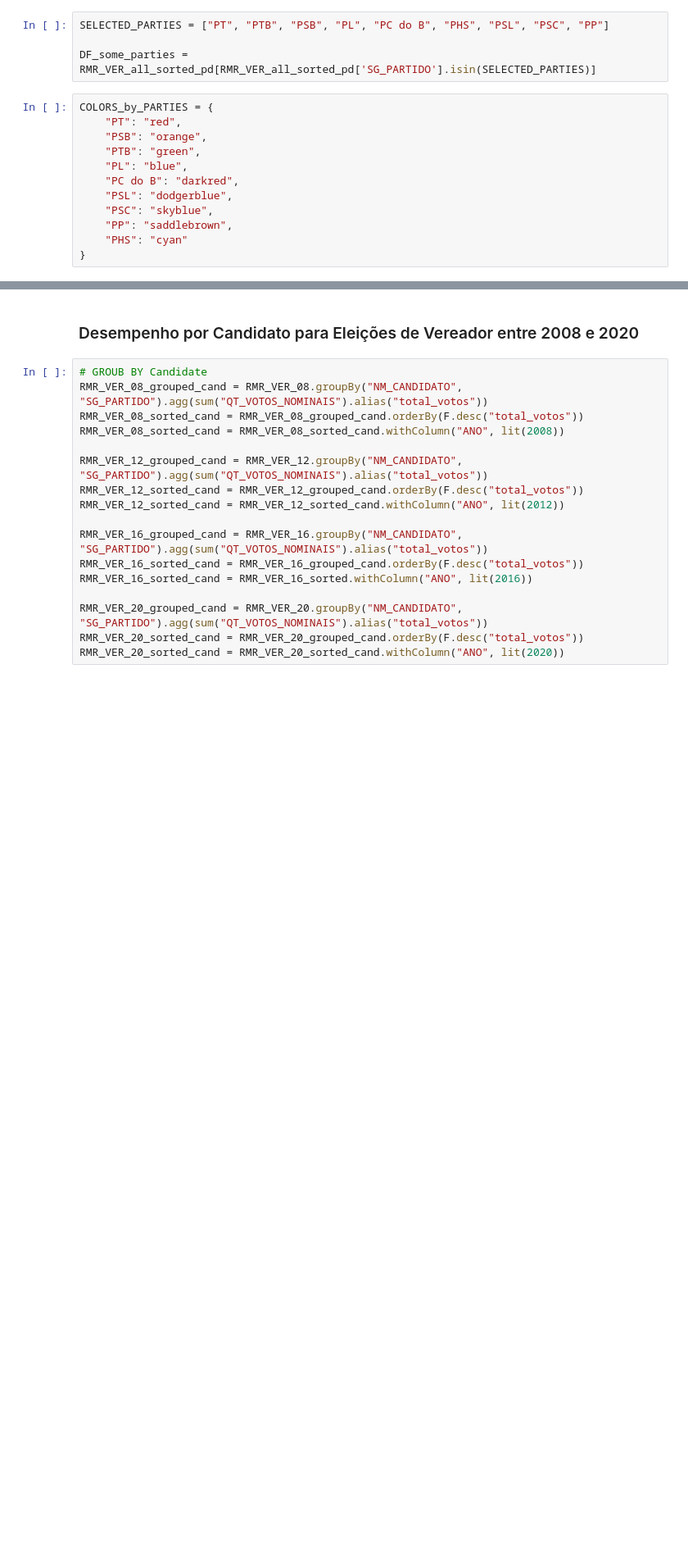
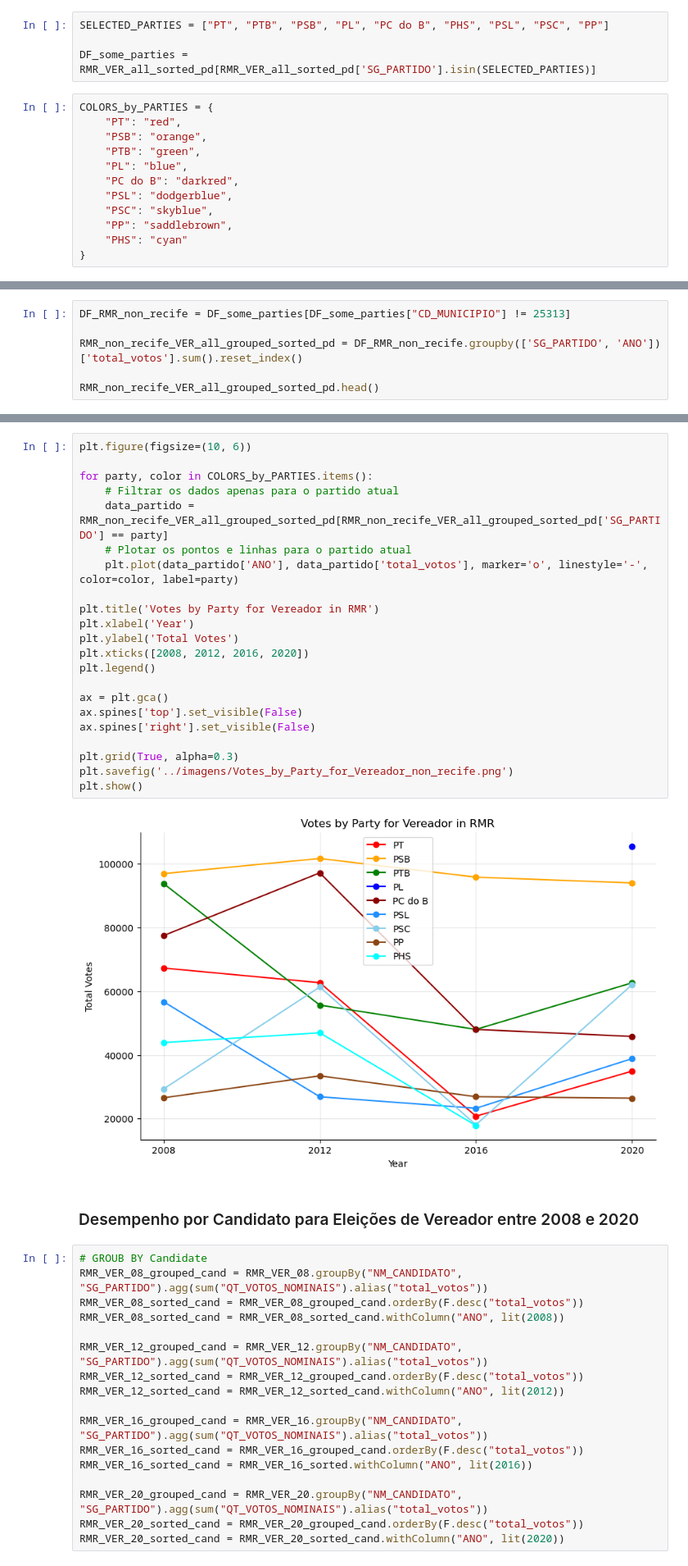
Before and after one commit to guilherme-pg/pe_analytics, a Jupyter notebook: notebooks_dev/RMR_ver_pref.ipynb, the cells around one changed output, grey strips where cells are left out. Shown at 82% size. Drawn from its saved outputs; the diff is of its cells as text; blank space fills up the shorter version.

```diff
--- a/notebooks_dev/RMR_ver_pref.ipynb
+++ b/notebooks_dev/RMR_ver_pref.ipynb
@@ -345,0 +406,6 @@ plt.show()
+# %%
+DF_RMR_non_recife = DF_some_parties[DF_some_parties["CD_MUNICIPIO"] != 25313]
+
+RMR_non_recife_VER_all_grouped_sorted_pd = DF_RMR_non_recife.groupby(['SG_PARTIDO', 'ANO'])['total_votos'].sum().reset_index()
+
+RMR_non_recife_VER_all_grouped_sorted_pd.head()
@@ -346,3 +419,27 @@ plt.show()
+# %%
+plt.figure(figsize=(10, 6))
+
+for party, color in COLORS_by_PARTIES.items():
+    # Filtrar os dados apenas para o partido atual
+    data_partido = RMR_non_recife_VER_all_grouped_sorted_pd[RMR_non_recife_VER_all_grouped_sorted_pd['SG_PARTIDO'] == party]
+    # Plotar os pontos e linhas para o partido atual
+    plt.plot(data_partido['ANO'], data_partido['total_votos'], marker='o', linestyle='-', color=color, label=party)
+
+plt.title('Votes by Party for Vereador in RMR')
+plt.xlabel('Year')
+plt.ylabel('Total Votes')
+plt.xticks([2008, 2012, 2016, 2020])
+plt.legend()
+
+ax = plt.gca()
+ax.spines['top'].set_visible(False)
+ax.spines['right'].set_visible(False)
+
+plt.grid(True, alpha=0.3)
+plt.savefig('../imagens/Votes_by_Party_for_Vereador_non_recife.png')
+plt.show()
+# %% [output]
+[figure, added]
 # %% [markdown]
 ### Desempenho por Candidato para Eleições de Vereador entre 2008 e 2020
 # %%
```
Also changed, not shown: parts of 26 cells of this notebook, 5 other files.
